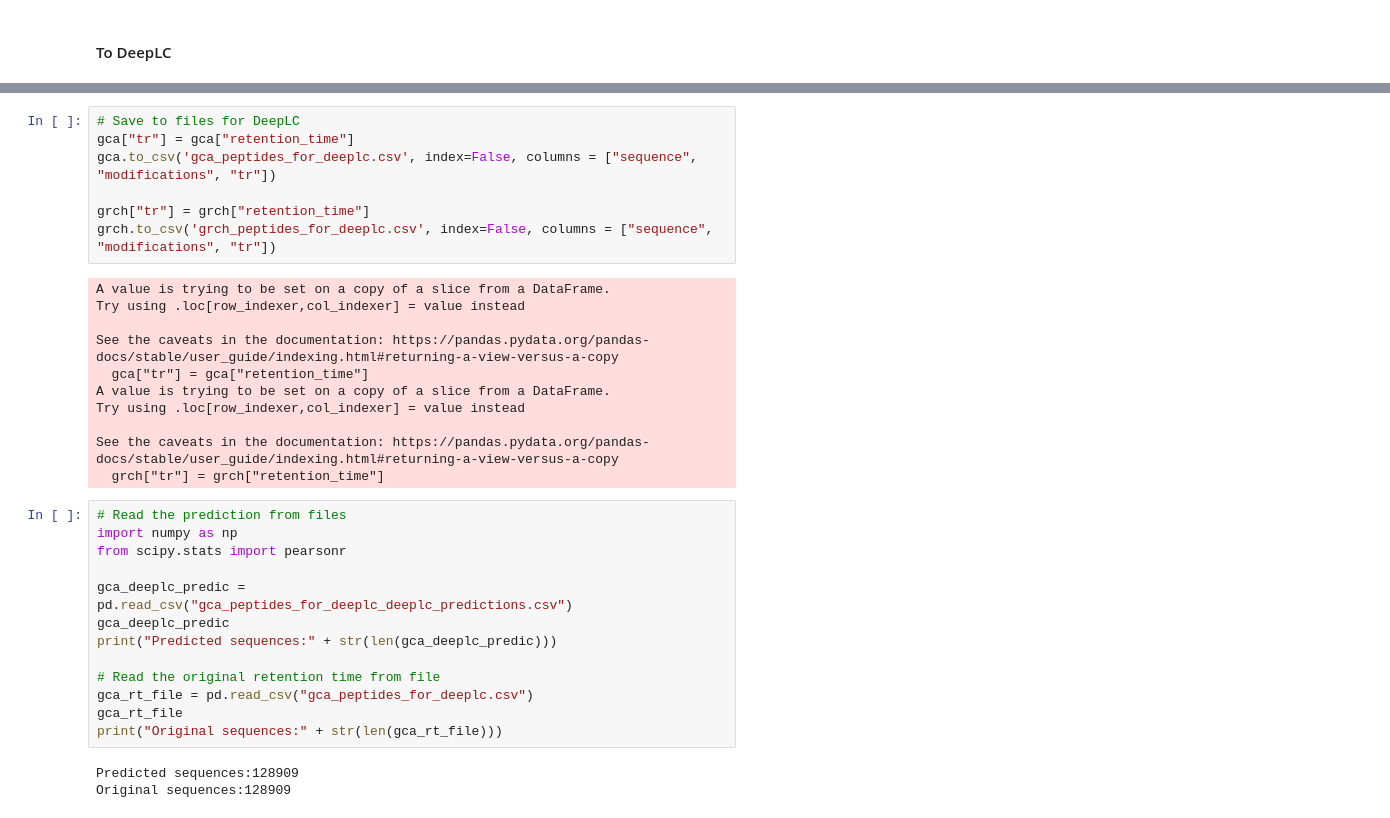
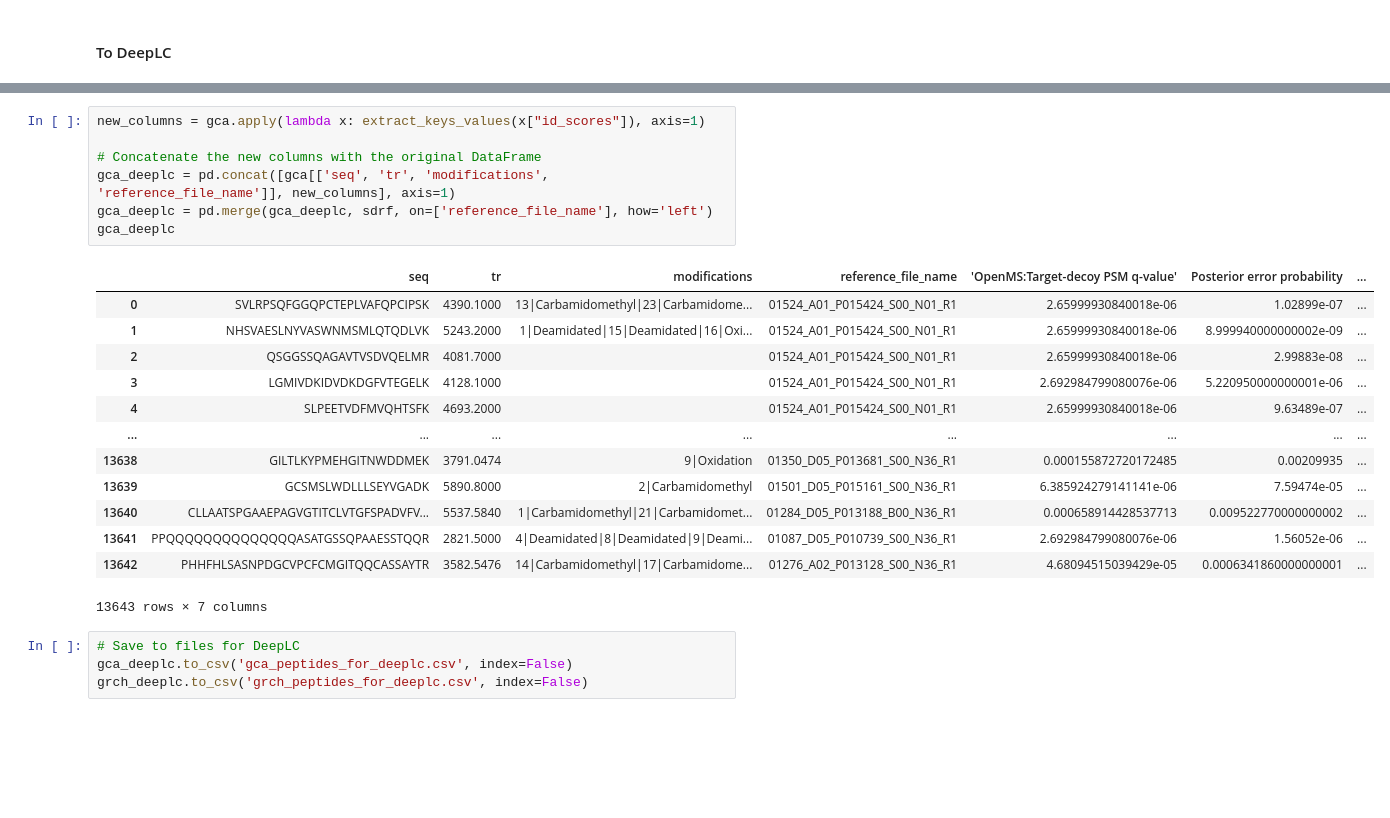
Before and after one commit to bigbio/pgt-pangenome, a Jupyter notebook: gca_canonical_validation.ipynb, the cells around one changed output, grey strips where cells are left out. Cells and saved outputs as stored; diff of their text form; blank space fills up the shorter version.

```diff
--- a/gca_canonical_validation.ipynb
+++ b/gca_canonical_validation.ipynb
@@ -334,34 +404,25 @@ grch['modifications'] = grch['modifications'].fillna("")
+# %%
+new_columns = gca.apply(lambda x: extract_keys_values(x["id_scores"]), axis=1)
+
+# Concatenate the new columns with the original DataFrame
+gca_deeplc = pd.concat([gca[['seq', 'tr', 'modifications', 'reference_file_name']], new_columns], axis=1)
+gca_deeplc = pd.merge(gca_deeplc, sdrf, on=['reference_file_name'], how='left')
+gca_deeplc
+# %% [output]
+|  | seq | tr | modifications | reference_file_name | 'OpenMS:Target-decoy PSM q-value' | Posterior error probability | ... |
+| 0 | SVLRPSQFGGQPCTEPLVAFQPCIPSK | 4390.1000 | 13|Carbamidomethyl|23|Carbamidome... | 01524_A01_P015424_S00_N01_R1 | 2.65999930840018e-06 | 1.02899e-07 | ... |
+| 1 | NHSVAESLNYVASWNMSMLQTQDLVK | 5243.2000 | 1|Deamidated|15|Deamidated|16|Oxi... | 01524_A01_P015424_S00_N01_R1 | 2.65999930840018e-06 | 8.999940000000002e-09 | ... |
+| 2 | QSGGSSQAGAVTVSDVQELMR | 4081.7000 |  | 01524_A01_P015424_S00_N01_R1 | 2.65999930840018e-06 | 2.99883e-08 | ... |
+| 3 | LGMIVDKIDVDKDGFVTEGELK | 4128.1000 |  | 01524_A01_P015424_S00_N01_R1 | 2.692984799080076e-06 | 5.220950000000001e-06 | ... |
+| 4 | SLPEETVDFMVQHTSFK | 4693.2000 |  | 01524_A01_P015424_S00_N01_R1 | 2.65999930840018e-06 | 9.63489e-07 | ... |
+| ... | ... | ... | ... | ... | ... | ... | ... |
+| 13638 | GILTLKYPMEHGITNWDDMEK | 3791.0474 | 9|Oxidation | 01350_D05_P013681_S00_N36_R1 | 0.000155872720172485 | 0.00209935 | ... |
+| 13639 | GCSMSLWDLLLSEYVGADK | 5890.8000 | 2|Carbamidomethyl | 01501_D05_P015161_S00_N36_R1 | 6.385924279141141e-06 | 7.59474e-05 | ... |
+| 13640 | CLLAATSPGAAEPAGVGTITCLVTGFSPADVFV... | 5537.5840 | 1|Carbamidomethyl|21|Carbamidomet... | 01284_D05_P013188_B00_N36_R1 | 0.000658914428537713 | 0.009522770000000002 | ... |
+| 13641 | PPQQQQQQQQQQQQQQASATGSSQPAAESSTQQR | 2821.5000 | 4|Deamidated|8|Deamidated|9|Deami... | 01087_D05_P010739_S00_N36_R1 | 2.692984799080076e-06 | 1.56052e-06 | ... |
+| 13642 | PHHFHLSASNPDGCVPCFCMGITQQCASSAYTR | 3582.5476 | 14|Carbamidomethyl|17|Carbamidome... | 01276_A02_P013128_S00_N36_R1 | 4.68094515039429e-05 | 0.0006341860000000001 | ... |
+13643 rows × 7 columns
 # %%
 # Save to files for DeepLC
-gca["tr"] = gca["retention_time"]
-gca.to_csv('gca_peptides_for_deeplc.csv', index=False, columns = ["sequence", "modifications", "tr"])
-
-grch["tr"] = grch["retention_time"]
-grch.to_csv('grch_peptides_for_deeplc.csv', index=False, columns = ["sequence", "modifications", "tr"])
+gca_deeplc.to_csv('gca_peptides_for_deeplc.csv', index=False)
+grch_deeplc.to_csv('grch_peptides_for_deeplc.csv', index=False)
-# %% [output]
-A value is trying to be set on a copy of a slice from a DataFrame.
-Try using .loc[row_indexer,col_indexer] = value instead
-
-See the caveats in the documentation: https://pandas.pydata.org/pandas-docs/stable/user_guide/indexing.html#returning-a-view-versus-a-copy
-  gca["tr"] = gca["retention_time"]
-A value is trying to be set on a copy of a slice from a DataFrame.
-Try using .loc[row_indexer,col_indexer] = value instead
-
-See the caveats in the documentation: https://pandas.pydata.org/pandas-docs/stable/user_guide/indexing.html#returning-a-view-versus-a-copy
-  grch["tr"] = grch["retention_time"]
-# %%
-# Read the prediction from files
-import numpy as np
-from scipy.stats import pearsonr
-
-gca_deeplc_predic = pd.read_csv("gca_peptides_for_deeplc_deeplc_predictions.csv")
-gca_deeplc_predic
-print("Predicted sequences:" + str(len(gca_deeplc_predic)))
-
-# Read the original retention time from file
-gca_rt_file = pd.read_csv("gca_peptides_for_deeplc.csv")
-gca_rt_file
-print("Original sequences:" + str(len(gca_rt_file)))
-# %% [output]
-Predicted sequences:128909
-Original sequences:128909
```
Also changed, not shown: parts of 29 cells of this notebook.
